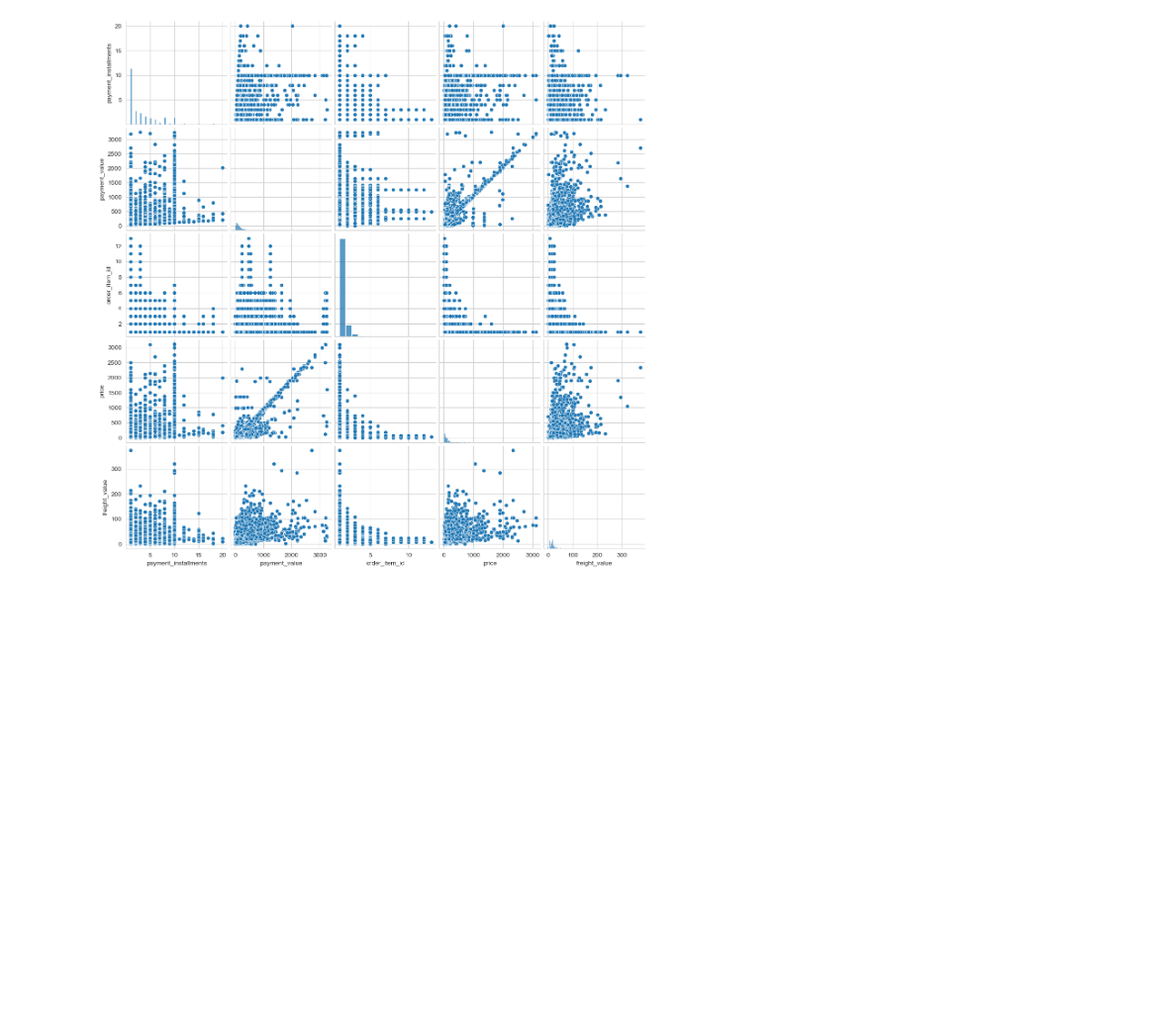
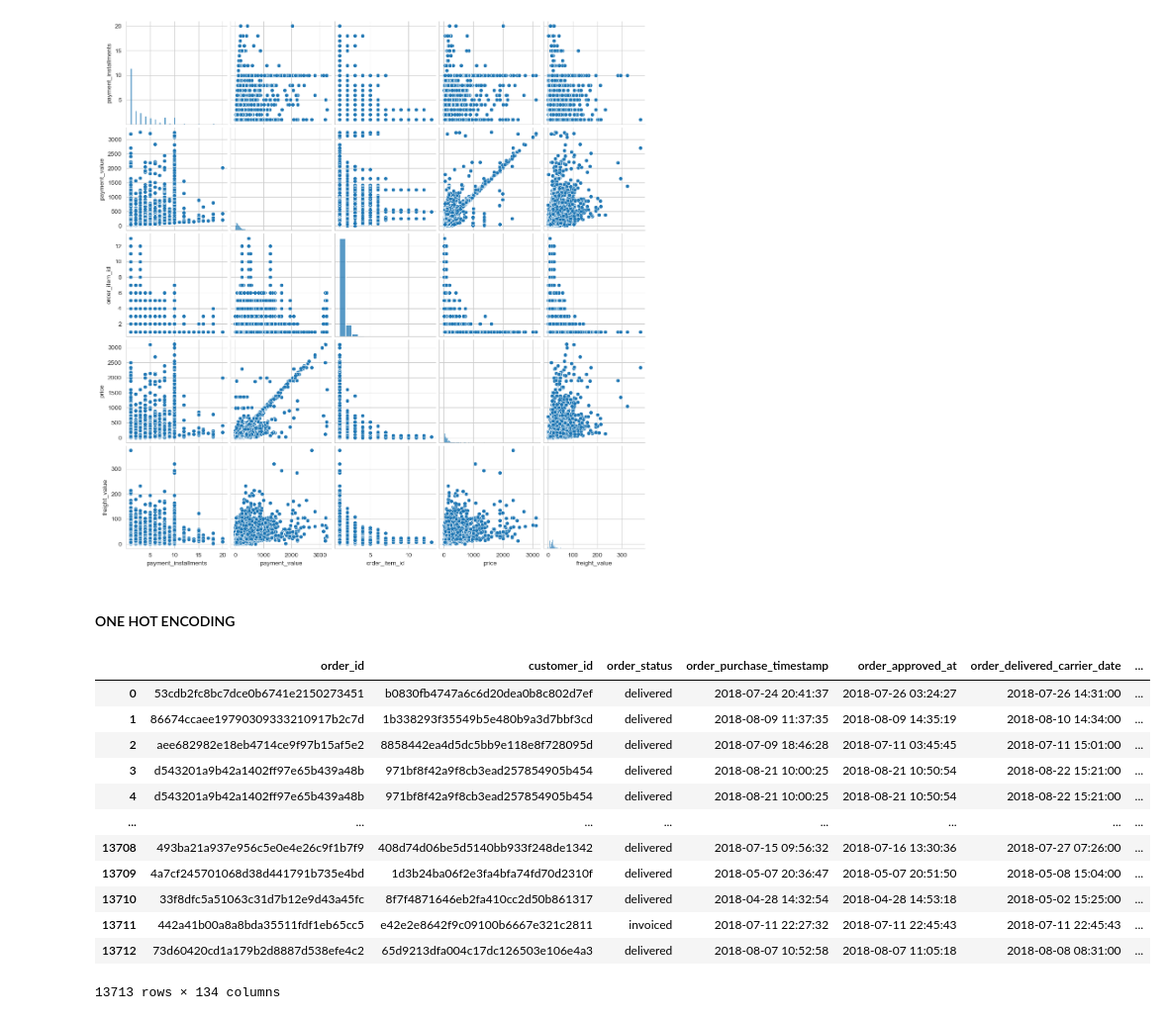
Before and after one commit to francescocapo/270341, a Jupyter notebook: main.ipynb, the cells around one changed output. Shown at 99% size. Cells and saved outputs as stored; diff of their text form; code cells hidden in the pictures; blank space fills up the shorter version.

```diff
--- a/main.ipynb
+++ b/main.ipynb
@@ -310,3 +295,26 @@ sns.pairplot(csdv_df_new)
 # %% [output]
 <seaborn.axisgrid.PairGrid at 0x...>
 [figure]
+# %% [markdown]
+#### ONE HOT ENCODING
+# %%
+csdv_df_new = pd.get_dummies(csdv_df_new,
+                             prefix=['customer_state:', 'payment_type:', 'seller_state:', 'product_category_name:'],
+                             columns=['customer_state', 'payment_type', 'seller_state',
+                                      'product_category_name_english'], drop_first=False)
+
+csdv_df_new
+# %% [output]
+|  | order_id | customer_id | order_status | order_purchase_timestamp | order_approved_at | order_delivered_carrier_date | ... |
+| 0 | 53cdb2fc8bc7dce0b6741e2150273451 | b0830fb4747a6c6d20dea0b8c802d7ef | delivered | 2018-07-24 20:41:37 | 2018-07-26 03:24:27 | 2018-07-26 14:31:00 | ... |
+| 1 | 86674ccaee19790309333210917b2c7d | 1b338293f35549b5e480b9a3d7bbf3cd | delivered | 2018-08-09 11:37:35 | 2018-08-09 14:35:19 | 2018-08-10 14:34:00 | ... |
+| 2 | aee682982e18eb4714ce9f97b15af5e2 | 8858442ea4d5dc5bb9e118e8f728095d | delivered | 2018-07-09 18:46:28 | 2018-07-11 03:45:45 | 2018-07-11 15:01:00 | ... |
+| 3 | d543201a9b42a1402ff97e65b439a48b | 971bf8f42a9f8cb3ead257854905b454 | delivered | 2018-08-21 10:00:25 | 2018-08-21 10:50:54 | 2018-08-22 15:21:00 | ... |
+| 4 | d543201a9b42a1402ff97e65b439a48b | 971bf8f42a9f8cb3ead257854905b454 | delivered | 2018-08-21 10:00:25 | 2018-08-21 10:50:54 | 2018-08-22 15:21:00 | ... |
+| ... | ... | ... | ... | ... | ... | ... | ... |
+| 13708 | 493ba21a937e956c5e0e4e26c9f1b7f9 | 408d74d06be5d5140bb933f248de1342 | delivered | 2018-07-15 09:56:32 | 2018-07-16 13:30:36 | 2018-07-27 07:26:00 | ... |
+| 13709 | 4a7cf245701068d38d441791b735e4bd | 1d3b24ba06f2e3fa4bfa74fd70d2310f | delivered | 2018-05-07 20:36:47 | 2018-05-07 20:51:50 | 2018-05-08 15:04:00 | ... |
+| 13710 | 33f8dfc5a51063c31d7b12e9d43a45fc | 8f7f4871646eb2fa410cc2d50b861317 | delivered | 2018-04-28 14:32:54 | 2018-04-28 14:53:18 | 2018-05-02 15:25:00 | ... |
+| 13711 | 442a41b00a8a8bda35511fdf1eb65cc5 | e42e2e8642f9c09100b6667e321c2811 | invoiced | 2018-07-11 22:27:32 | 2018-07-11 22:45:43 | 2018-07-11 22:45:43 | ... |
+| 13712 | 73d60420cd1a179b2d8887d538efe4c2 | 65d9213dfa004c17dc126503e106e4a3 | delivered | 2018-08-07 10:52:58 | 2018-08-07 11:05:18 | 2018-08-08 08:31:00 | ... |
+13713 rows × 134 columns
```
Also changed, not shown: parts of 2 cells of this notebook.
